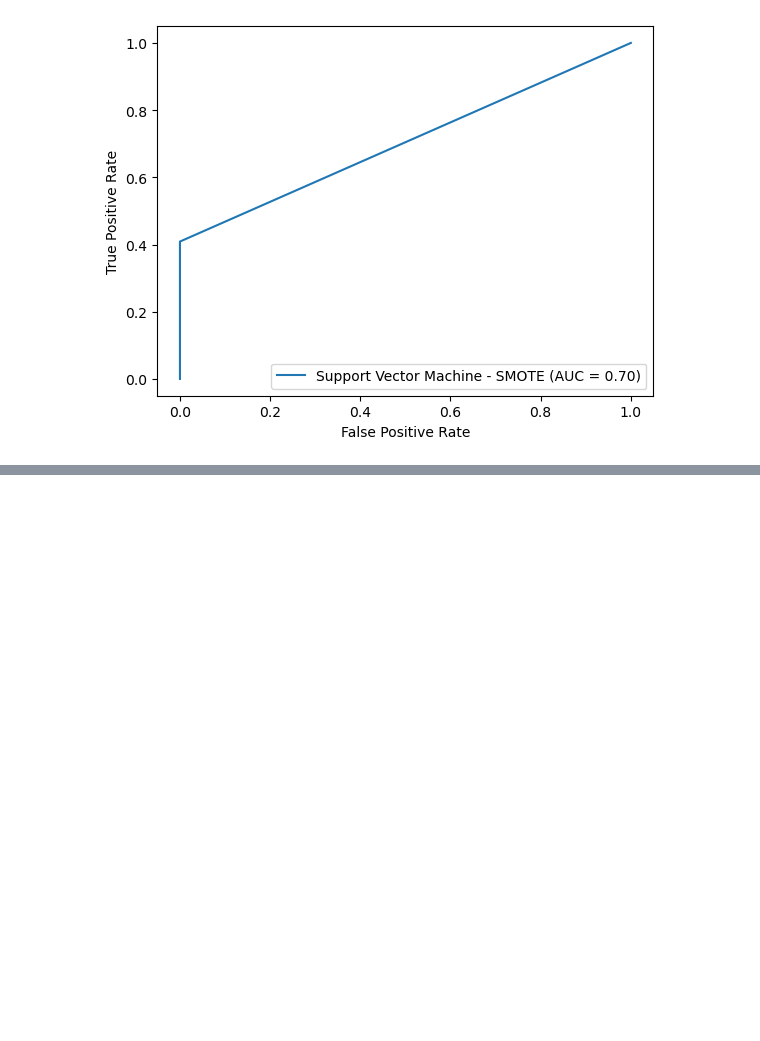
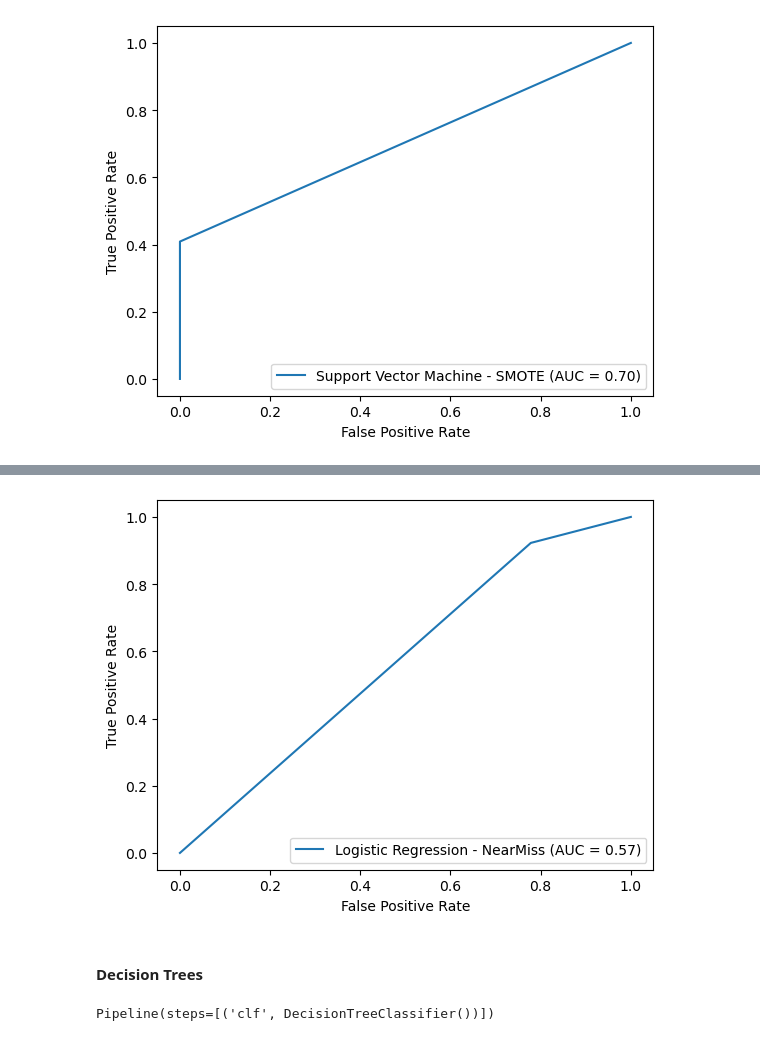
Before and after one commit to kiriakospapa/Text-Mining-Project, a Jupyter notebook: code.ipynb, the cells around one changed output, grey strips where cells are left out. Saved outputs shown, nothing was run; the diff lists cells and outputs as text; code cells hidden in the pictures; blank space fills up the shorter version.

```diff
--- a/code.ipynb
+++ b/code.ipynb
@@ -471,0 +479,9 @@ plot_roc(y_test, svm_smote_pred, "Support Vector Machine - SMOTE")
+# %%
+# Undersampling the dataset with NearMiss
+from imblearn.under_sampling import NearMiss
+near_miss = NearMiss()
+X_ns_train, y_ns_train = near_miss.fit_resample(X_train, y_train)
+
+# Printing the number of samples of each class
+print("The total number of fraudulent job ads are ", sum(y_ns_train == 1))
+print("The total number of no fraudulent job ads are ", sum(y_ns_train == 0))
@@ -471,0 +493,5 @@ plot_roc(y_test, svm_smote_pred, "Support Vector Machine - SMOTE")
+# %%
+# Define the pipeline
+pipe = Pipeline([('clf', BernoulliNB())]) # We remove the vectorizer as the vectorizer has already been perfomed above
+# Train the pipeline
+pipe.fit(X_ns_train, y_ns_train)
@@ -471,0 +518,5 @@ plot_roc(y_test, svm_smote_pred, "Support Vector Machine - SMOTE")
+# %%
+# Define the pipeline
+pipe = Pipeline([('clf', LogisticRegression(max_iter=200))]) # The default is 100. With 100 iterations we didn't reach to convergence.
+# Train the pipeline
+pipe.fit(X_ns_train, y_ns_train)
@@ -471,0 +525,3 @@ plot_roc(y_test, svm_smote_pred, "Support Vector Machine - SMOTE")
+# %%
+logreg_ns_pred = pipe.predict(X_test)
+print(classification_report(y_test, logreg_ns_pred))
@@ -471,0 +537,13 @@ plot_roc(y_test, svm_smote_pred, "Support Vector Machine - SMOTE")
+# %%
+plot_roc(y_test, logreg_ns_pred, "Logistic Regression - NearMiss")
+# %% [output]
+[figure, added]
+# %% [markdown]
+#### Decision Trees
+# %%
+# Define the pipeline
+pipe = Pipeline([('clf', tree.DecisionTreeClassifier())])
+# Train the pipeline
+pipe.fit(X_ns_train, y_ns_train)
+# %% [output]
+Pipeline(steps=[('clf', DecisionTreeClassifier())])
```
Also changed, not shown: parts of 17 cells of this notebook.
